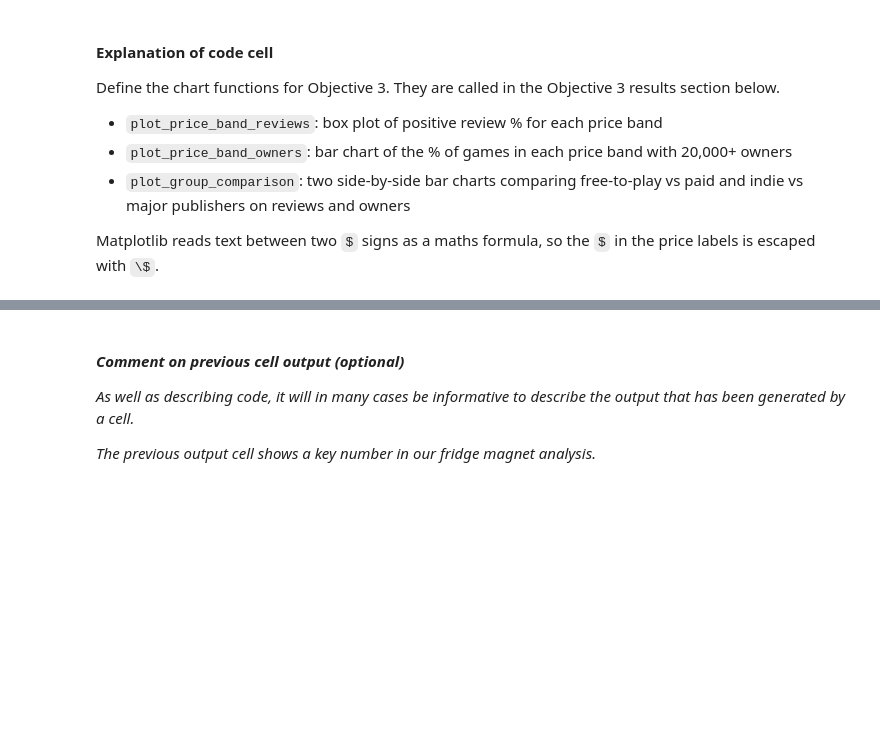
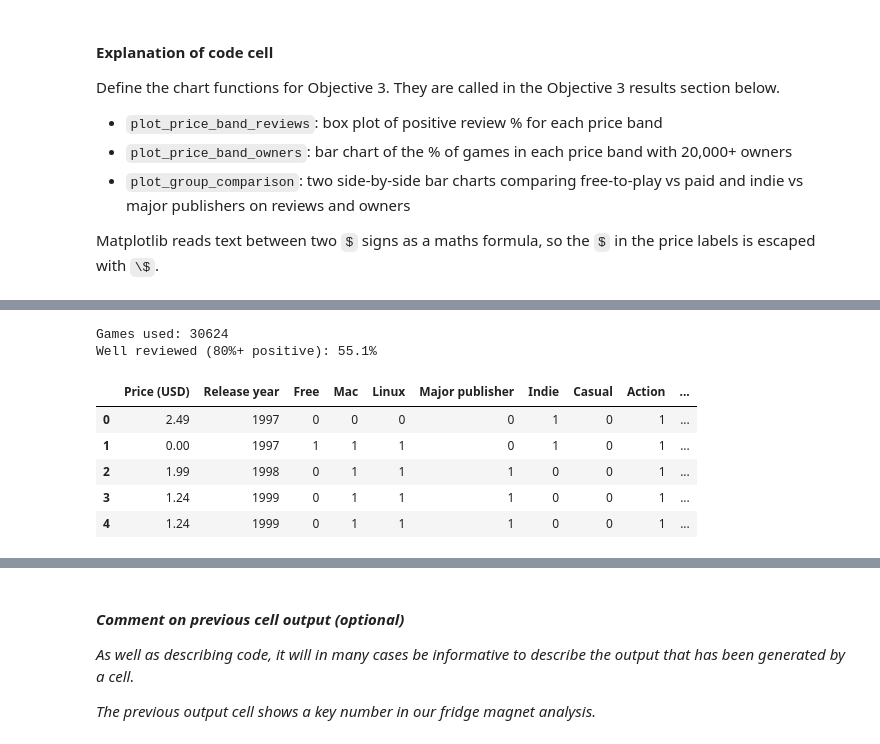
Before and after one commit to Ezekieloll/Level-Up-What-Makes-a-Game-Succeed-on-Steam-, a Jupyter notebook: group_project.ipynb, the cells around one changed output, grey strips where cells are left out. Saved outputs shown, nothing was run; the diff lists cells and outputs as text; code cells hidden in the pictures; blank space fills up the shorter version.

```diff
--- a/group_project.ipynb
+++ b/group_project.ipynb
@@ -684,0 +696,37 @@ def plot_group_comparison(free_paid_table, publisher_table):
+# %%
+from sklearn.model_selection import train_test_split          # scikit-learn: used only in Objective 4
+from sklearn.dummy import DummyClassifier
+from sklearn.linear_model import LogisticRegression
+from sklearn.tree import DecisionTreeClassifier
+from sklearn.preprocessing import StandardScaler
+from sklearn.pipeline import make_pipeline
+from sklearn.metrics import accuracy_score, precision_score, recall_score, f1_score, confusion_matrix
+
+WELL_REVIEWED = 80
+
+model_data = rated.copy()
+target = (model_data["Positive %"] >= WELL_REVIEWED).astype(int)     # 1 = well reviewed, 0 = not
+
+features = pd.DataFrame(index=model_data.index)
+features["Price (USD)"] = model_data["Price (USD)"]
+features["Release year"] = model_data["Release year"]
+for col in ["Free", "Mac", "Linux"]:
+    features[col] = (model_data[col] == "Yes").astype(int)
+features["Major publisher"] = (model_data["Publisher type"] == "Major publisher").astype(int)
+
+genre_lists = model_data["Genres"].fillna("").str.split(",")
+for genre in top_genres:
+    features[genre] = genre_lists.apply(lambda genres: genre in genres).astype(int)
+
+print("Games used:", len(features))
+print(f"Well reviewed ({WELL_REVIEWED}%+ positive): {target.mean() * 100:.1f}%")
+features.head()
+# %% [output]
+Games used: 30624
+Well reviewed (80%+ positive): 55.1%
+|  | Price (USD) | Release year | Free | Mac | Linux | Major publisher | Indie | Casual | Action | ... |
+| 0 | 2.49 | 1997 | 0 | 0 | 0 | 0 | 1 | 0 | 1 | ... |
+| 1 | 0.00 | 1997 | 1 | 1 | 1 | 0 | 1 | 0 | 1 | ... |
+| 2 | 1.99 | 1998 | 0 | 1 | 1 | 1 | 0 | 0 | 1 | ... |
+| 3 | 1.24 | 1999 | 0 | 1 | 1 | 1 | 0 | 0 | 1 | ... |
+| 4 | 1.24 | 1999 | 0 | 1 | 1 | 1 | 0 | 0 | 1 | ... |
```
Also changed, not shown: parts of 18 cells of this notebook.
